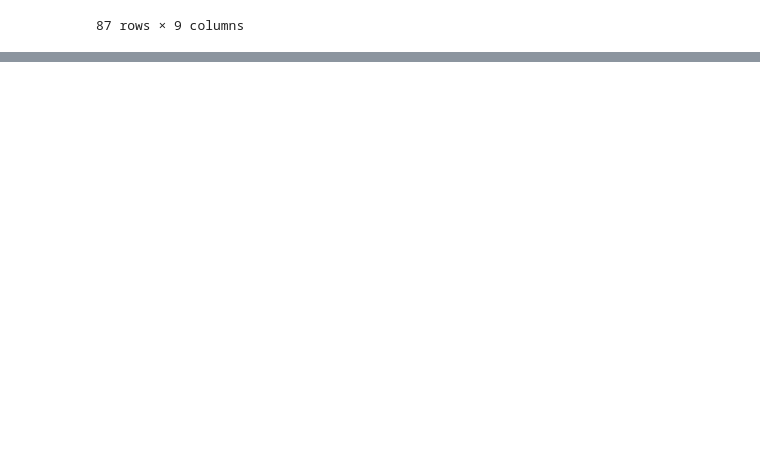
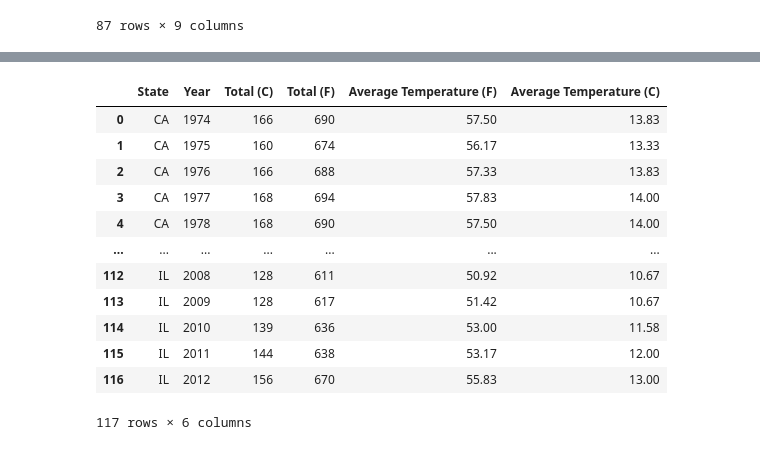
Before and after one commit to connorberek226/Final-Project, a Jupyter notebook: Xi/data_prep.ipynb, the cells around one changed output, grey strips where cells are left out. Saved outputs shown, nothing was run; the diff lists cells and outputs as text; code cells hidden in the pictures; blank space fills up the shorter version.

```diff
--- a/Xi/data_prep.ipynb
+++ b/Xi/data_prep.ipynb
@@ -644,0 +659,17 @@ states_disasters.to_csv('states_disasters.CSV', index=False)
+# %%
+weather_yearly = weather_yearly.rename(columns={'year': 'Year'})
+weather_yearly
+# %% [output]
+|  | State | Year | Total (C) | Total (F) | Average Temperature (F) | Average Temperature (C) |
+| 0 | CA | 1974 | 166 | 690 | 57.50 | 13.83 |
+| 1 | CA | 1975 | 160 | 674 | 56.17 | 13.33 |
+| 2 | CA | 1976 | 166 | 688 | 57.33 | 13.83 |
+| 3 | CA | 1977 | 168 | 694 | 57.83 | 14.00 |
+| 4 | CA | 1978 | 168 | 690 | 57.50 | 14.00 |
+| ... | ... | ... | ... | ... | ... | ... |
+| 112 | IL | 2008 | 128 | 611 | 50.92 | 10.67 |
+| 113 | IL | 2009 | 128 | 617 | 51.42 | 10.67 |
+| 114 | IL | 2010 | 139 | 636 | 53.00 | 11.58 |
+| 115 | IL | 2011 | 144 | 638 | 53.17 | 12.00 |
+| 116 | IL | 2012 | 156 | 670 | 55.83 | 13.00 |
+117 rows × 6 columns
```
Also changed, not shown: parts of 6 cells of this notebook, 3 other files.
